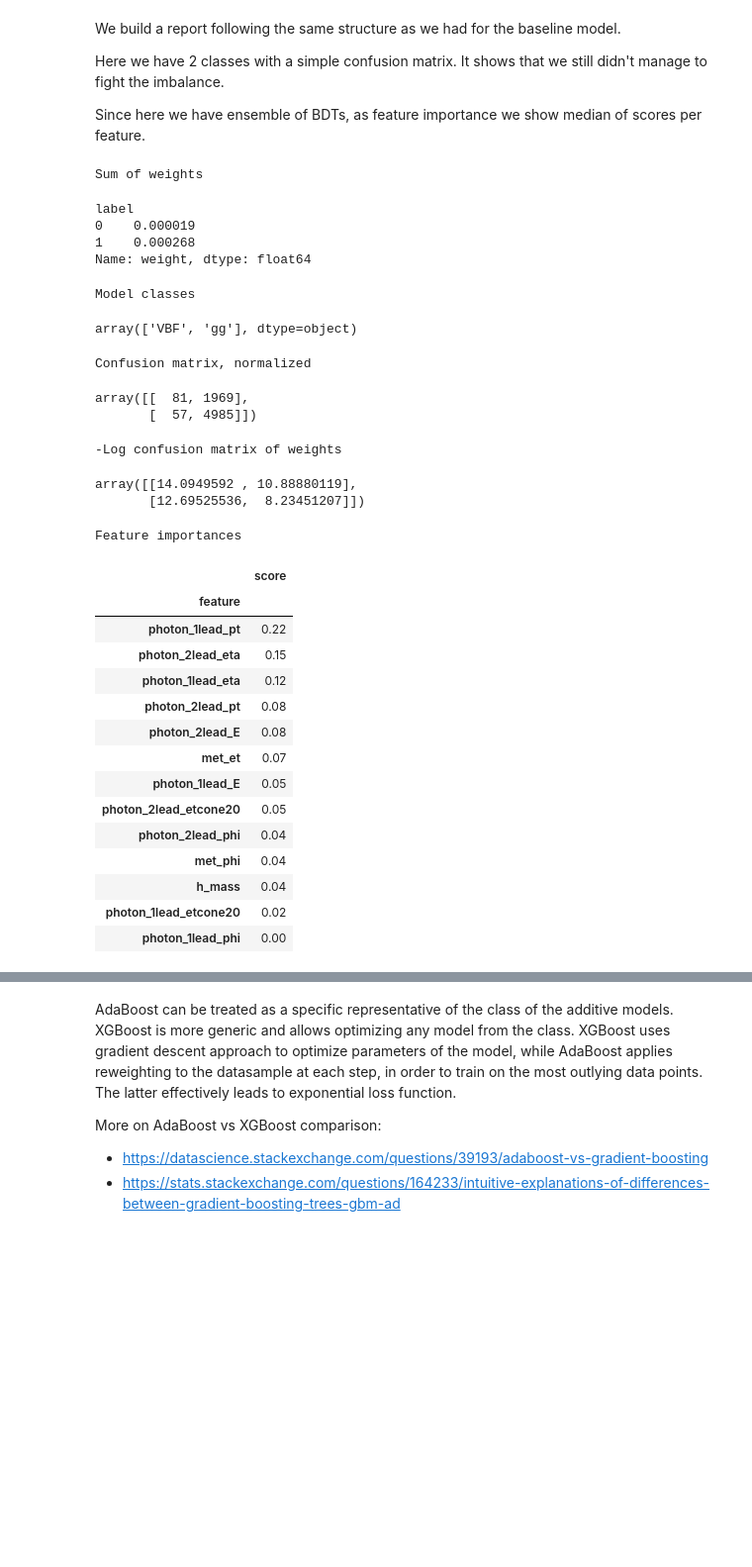
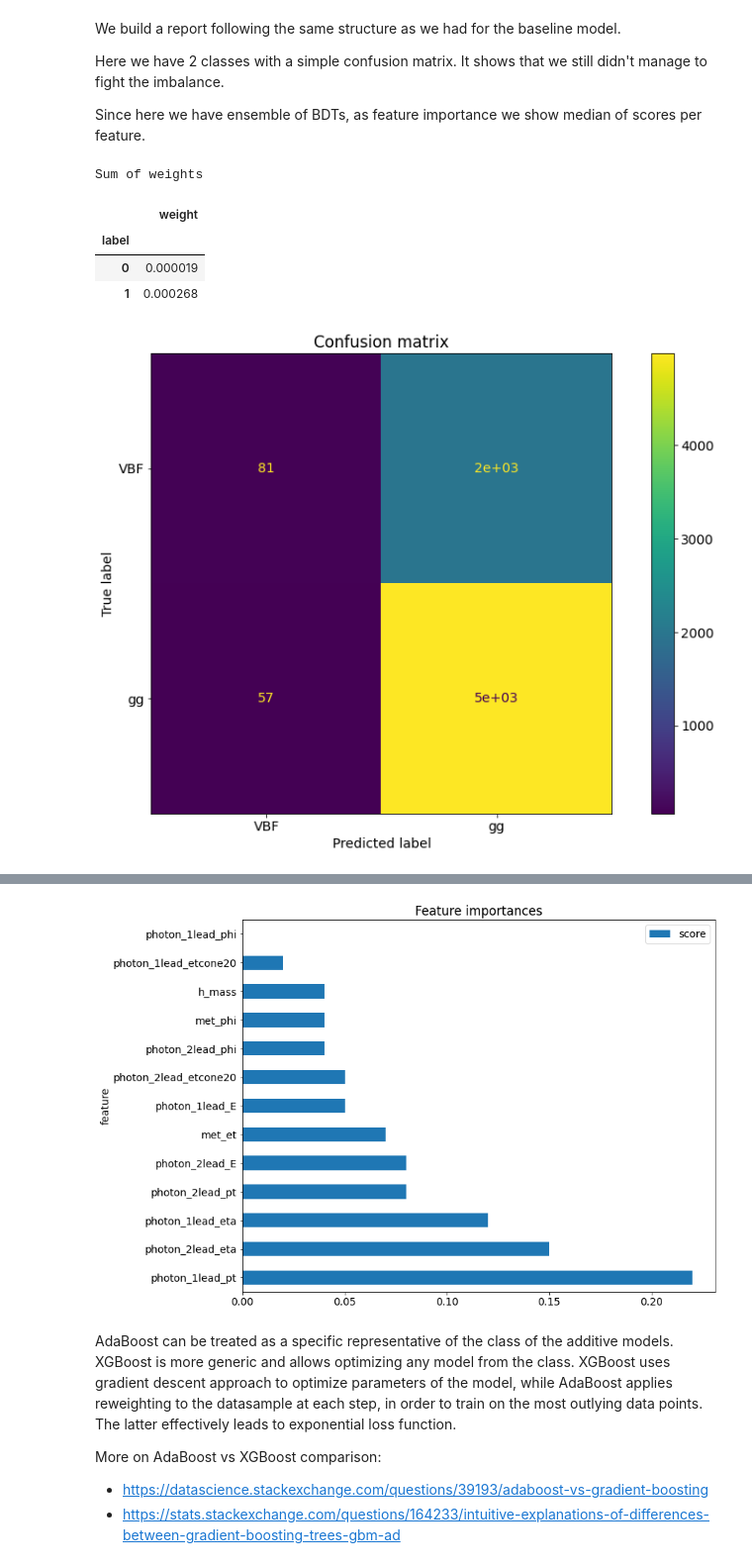
Before and after one commit to vindex10/rbpp-projects, a Jupyter notebook: project-final/modelling.ipynb, the cells around one changed output, grey strips where cells are left out. Shown at 99% size. Saved outputs shown, nothing was run; the diff lists cells and outputs as text; code cells hidden in the pictures; blank space fills up the shorter version.

```diff
--- a/project-final/modelling.ipynb
+++ b/project-final/modelling.ipynb
@@ -238,15 +244,24 @@ def report_class_summary(model, feature_pipeline, X_test, y_test, weights=None):
     labeler = feature_pipeline.named_steps.get("labels")
     if labeler is not None:
         classes = labeler.transformer.inverse_transform(classes)
-    print("Model classes")
-    display(classes)
+
     pred = model.predict(X_test)
     conf = confusion_matrix(y_test, pred)
-    print("Confusion matrix, normalized")
-    display(conf)
+    conf_fig, ax = plt.subplots()
+    ax.set_title("Confusion matrix")
+    disp = ConfusionMatrixDisplay(conf, classes)
+    disp.plot(ax=ax)
+    conf_fig.tight_layout()
+
     conf = confusion_matrix(y_test, pred, sample_weight=weights)
-    print("-Log confusion matrix of weights")
-    display(-np.log(conf))
+    conf_weight_fig, ax = plt.subplots()
+    ax.set_title("-Log10 confusion matrix of weights")
+    disp = ConfusionMatrixDisplay(-np.log10(conf), classes)
+    disp.plot(ax=ax)
+    conf_weight_fig.tight_layout()
+
+    return {"confusion": conf_fig,
+            "confusion_weights": conf_weight_fig}
 # %%
 def report_descriptive(X_test, y_test, weights=None):
     data = pd.concat([X_test, y_test], axis="columns")
@@ -254,16 +269,27 @@ def report_descriptive(X_test, y_test, weights=None):
         data = data.assign(weight=weights)
 
     if "weight" in X_test.columns:
-        weight_sums = data.groupby("label")["weight"].sum()
+        weight_sums = data.groupby(["label"])[["weight"]].sum()
         print("Sum of weights")
         display(weight_sums)
 # %%
 def report(model, feature_pipeline, d_test, drop=None):
     X_test, y_test = split_targets(d_test, "label", drop=drop)
     weights = d_test["weight"]
+
+    figures = {}
     report_descriptive(X_test, y_test, weights=weights)
-    report_class_summary(model, feature_pipeline, X_test, y_test, weights=weights)
-    report_importances(model, X_test)
+    figures.update(
+        report_class_summary(model, feature_pipeline, X_test, y_test, weights=weights)
+    )
+    figures.update(
+        report_importances(model, X_test)
+    )
+    return figures
+# %%
+def save_figures(name, figures):
+    for label, fig in figures.items():
+        fig.savefig(os.path.join("output/", f"{name}_{label}.png"))
 # %% [markdown]
 After the model has been trained, let's see the report describing the baseline.
 
@@ -513,34 +512,14 @@ Here we have 2 classes with a simple confusion matrix. It shows that we still di
 
 Since here we have ensemble of BDTs, as feature importance we show median of scores per feature.
 # %%
-report(sign_imbal_model, significant_feature_pipeline, significant_feature_pipeline.transform(d_test))
+save_figures(
+    "easy-ensemble",
+    report(sign_imbal_model, significant_feature_pipeline, significant_feature_pipeline.transform(d_test))
+)
 # %% [output]
 Sum of weights
-label
-0    0.000019
-1    0.000268
-Name: weight, dtype: float64
-Model classes
-array(['VBF', 'gg'], dtype=object)
-Confusion matrix, normalized
-array([[  81, 1969],
-       [  57, 4985]])
--Log confusion matrix of weights
-array([[14.0949592 , 10.88880119],
-       [12.69525536,  8.23451207]])
-Feature importances
-|  | score |
-| feature |  |
-| photon_1lead_pt | 0.22 |
-| photon_2lead_eta | 0.15 |
-| photon_1lead_eta | 0.12 |
-| photon_2lead_pt | 0.08 |
-| photon_2lead_E | 0.08 |
-| met_et | 0.07 |
-| photon_1lead_E | 0.05 |
-| photon_2lead_etcone20 | 0.05 |
-| photon_2lead_phi | 0.04 |
-| met_phi | 0.04 |
-| h_mass | 0.04 |
-| photon_1lead_etcone20 | 0.02 |
-| photon_1lead_phi | 0.00 |
+|  | weight |
+| label |  |
+| 0 | 0.000019 |
+| 1 | 0.000268 |
+[figure, added]
@@ -547,3 +527,4 @@ Feature importances
+[figure, added]
 # %% [markdown]
 AdaBoost can be treated as a specific representative of the class of the additive models. XGBoost is more generic and allows optimizing any model from the class. XGBoost uses gradient descent approach to optimize parameters of the model, while AdaBoost applies reweighting to the datasample at each step, in order to train on the most outlying data points. The latter effectively leads to exponential loss function.
 
```
Also changed, not shown: parts of 5 cells of this notebook, 2 other files.
